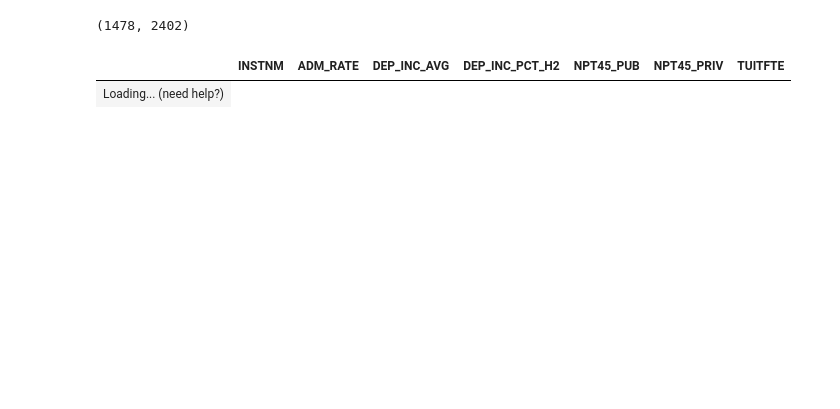
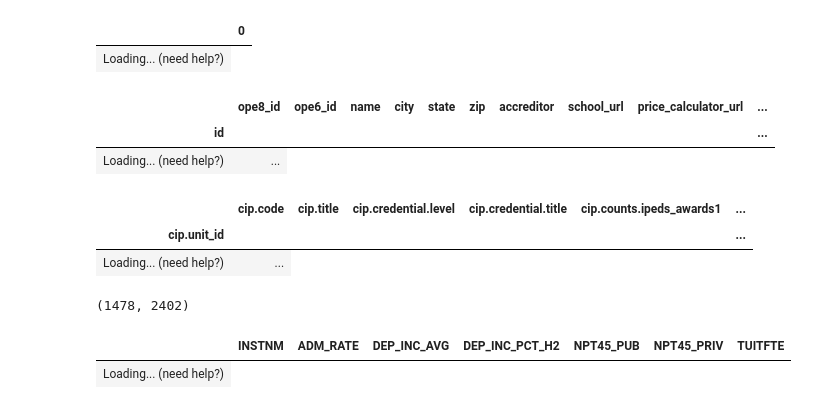
Before and after one commit to LastMileNow/opendata, a Jupyter notebook: DataInsight.ipynb, the cells around one changed output. Drawn from its saved outputs; the diff is of its cells as text; code cells hidden in the pictures; blank space fills up the shorter version.

Commit message:
column names processing logic

```diff
--- a/DataInsight.ipynb
+++ b/DataInsight.ipynb
@@ -12,7 +12,25 @@ init_notebook_mode(all_interactive=True)
 [interactive output not drawn]
 # %%
 # df = pd.read_csv("https://raw.githubusercontent.com/LastMileNow/opendata/main/reportcard.csv")
-df = pd.read_csv("reportcard.csv")
+df = pd.read_csv("reportcard.csv",index_col=0)
+df_majors = pd.read_csv("reportcard_major.csv",index_col=0)
+# %%
+df.dtypes
+# %% [output]
+|  | 0 |
+| Loading... (need help?) |
+# %%
+df
+# %% [output]
+|  | ope8_id | ope6_id | name | city | state | zip | accreditor | school_url | price_calculator_url | ... |
+| id |  |  |  |  |  |  |  |  |  | ... |
+| Loading... (need help?) | ... |
+# %%
+df_majors
+# %% [output]
+|  | cip.code | cip.title | cip.credential.level | cip.credential.title | cip.counts.ipeds_awards1 | ... |
+| cip.unit_id |  |  |  |  |  | ... |
+| Loading... (need help?) | ... |
 # %%
 datadict = pd.read_csv("CollegeScorecardDataDictionary.csv")
 code2name = dict(zip(datadict['VARIABLE NAME'],datadict['NAME OF DATA ELEMENT']))
```
Also changed, not shown: parts of 1 cell of this notebook, 8 other files.
